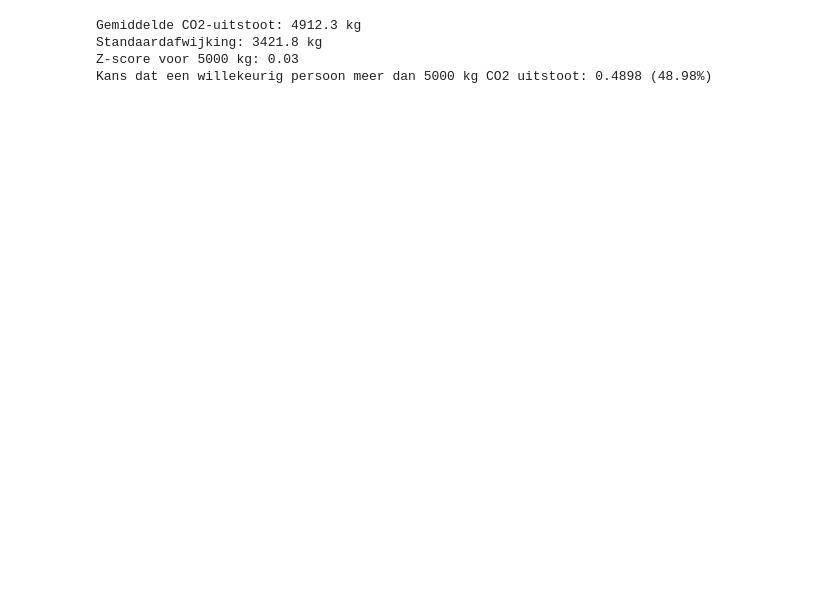
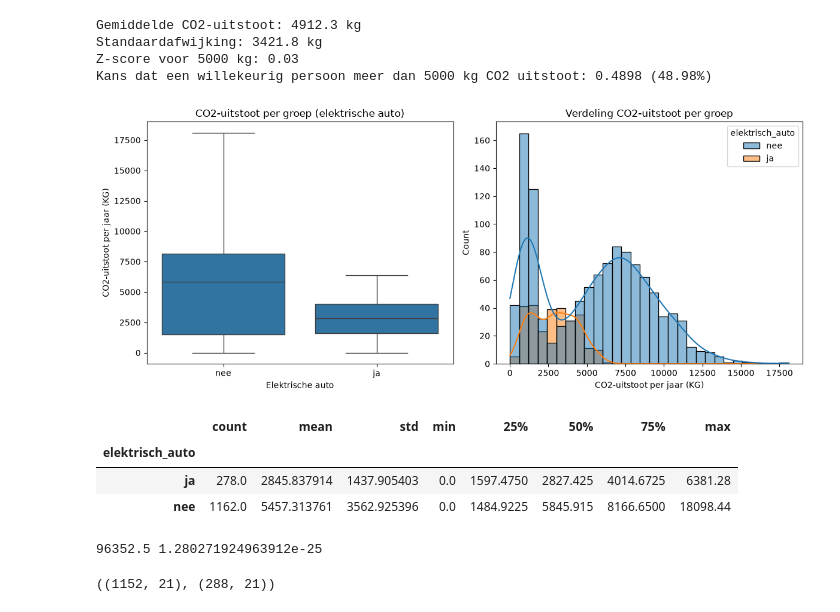
Before and after one commit to rabpie/portfolio_wis, a Jupyter notebook: Untitled-1.ipynb, the cells around one changed output. Saved outputs shown, nothing was run; the diff lists cells and outputs as text; code cells hidden in the pictures; blank space fills up the shorter version.

```diff
--- a/Untitled-1.ipynb
+++ b/Untitled-1.ipynb
@@ -226,3 +254,50 @@ Gemiddelde CO2-uitstoot: 4912.3 kg
 Standaardafwijking: 3421.8 kg
 Z-score voor 5000 kg: 0.03
 Kans dat een willekeurig persoon meer dan 5000 kg CO2 uitstoot: 0.4898 (48.98%)
+# %%
+import matplotlib.pyplot as plt
+import seaborn as sns
+
+fig, axes = plt.subplots(1, 2, figsize=(12, 5))
+
+sns.boxplot(data=new_df, x='elektrisch_auto', y='co2_uitstoot_per_jaar_KG', ax=axes[0])
+axes[0].set_title('CO2-uitstoot per groep (elektrische auto)')
+axes[0].set_xlabel('Elektrische auto')
+axes[0].set_ylabel('CO2-uitstoot per jaar (KG)')
+
+sns.histplot(data=new_df, x='co2_uitstoot_per_jaar_KG', hue='elektrisch_auto', bins=30, kde=True, ax=axes[1])
+axes[1].set_title('Verdeling CO2-uitstoot per groep')
+axes[1].set_xlabel('CO2-uitstoot per jaar (KG)')
+
+plt.tight_layout()
+plt.show()
+
+new_df.groupby('elektrisch_auto')['co2_uitstoot_per_jaar_KG'].describe()
+# %% [output]
+[figure, added]
+|  | count | mean | std | min | 25% | 50% | 75% | max |
+| elektrisch_auto |  |  |  |  |  |  |  |  |
+| ja | 278.0 | 2845.837914 | 1437.905403 | 0.0 | 1597.4750 | 2827.425 | 4014.6725 | 6381.28 |
+| nee | 1162.0 | 5457.313761 | 3562.925396 | 0.0 | 1484.9225 | 5845.915 | 8166.6500 | 18098.44 |
+# %%
+from scipy import stats
+
+groep_ja = new_df[new_df['elektrisch_auto'] == 'ja']['co2_uitstoot_per_jaar_KG'].dropna()
+groep_nee = new_df[new_df['elektrisch_auto'] == 'nee']['co2_uitstoot_per_jaar_KG'].dropna()
+
+stat, p_waarde = stats.mannwhitneyu(groep_ja, groep_nee, alternative='two-sided')
+
+print(stat, p_waarde)
+# %% [output]
+96352.5 1.280271924963912e-25
+# %%
+from sklearn.model_selection import train_test_split
+
+X = new_df.drop(columns=['co2_uitstoot_per_jaar_KG'])
+y = new_df['co2_uitstoot_per_jaar_KG']
+
+X_train, X_test, y_train, y_test = train_test_split(X, y, test_size=0.2, random_state=42)
+
+X_train.shape, X_test.shape
+# %% [output]
+((1152, 21), (288, 21))
```
Also changed, not shown: parts of 3 cells of this notebook.
